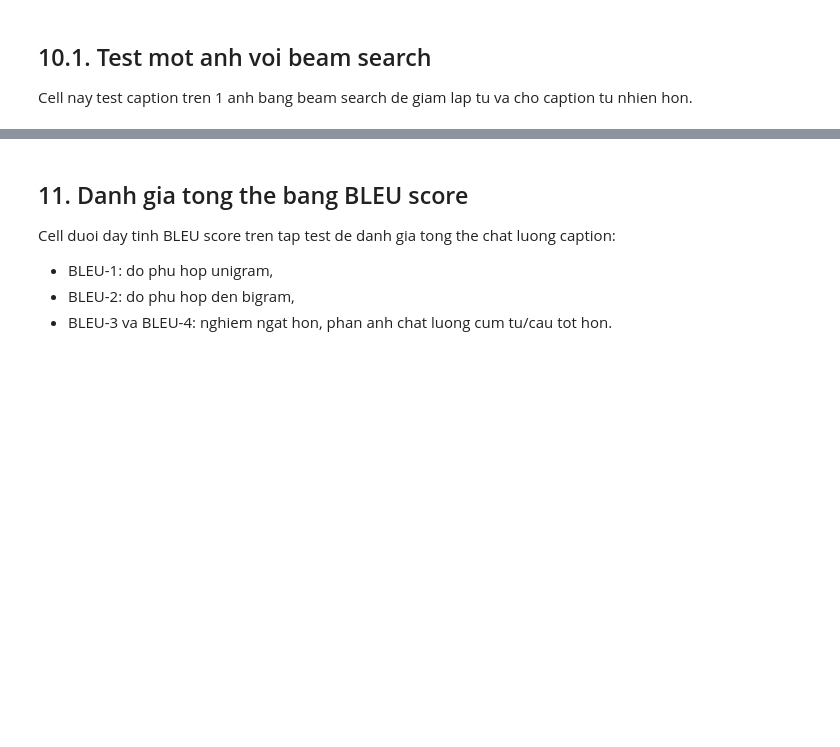
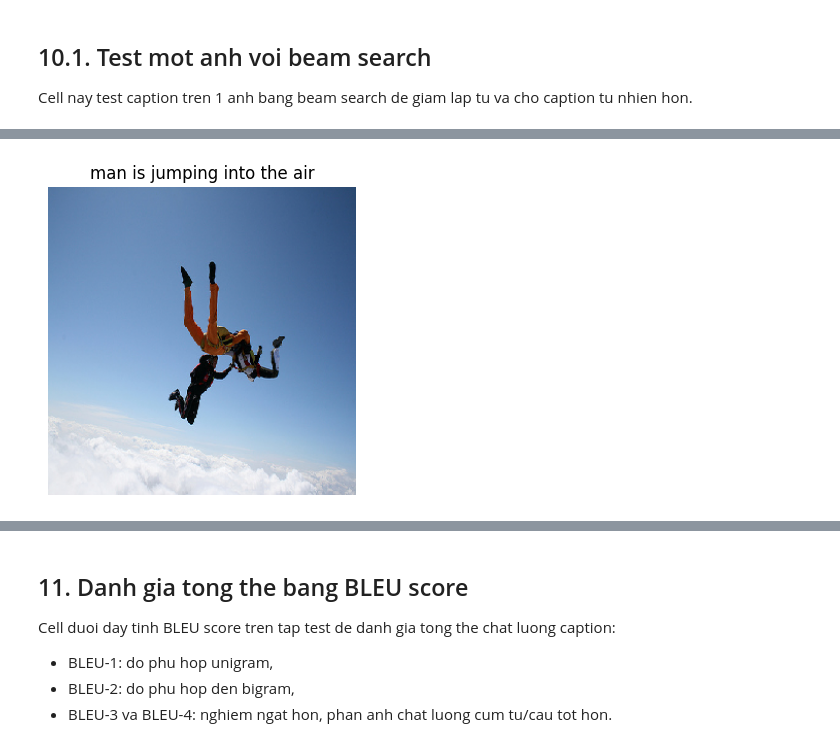
Before and after one commit to canhle1993/image_caption_model, a Jupyter notebook: Neural_Image_Caption_Generation.ipynb, the cells around one changed output, grey strips where cells are left out. Cells and saved outputs as stored; diff of their text form; code cells hidden in the pictures; blank space fills up the shorter version.

Commit message:
Update GloVe attention notebook and README

```diff
--- a/Neural_Image_Caption_Generation.ipynb
+++ b/Neural_Image_Caption_Generation.ipynb
@@ -1147,0 +1286,80 @@ sample_test_id_v2, sample_prediction_v2, sample_references_v2 = show_test_predic
+# %%
+import random
+from tensorflow.keras.models import load_model
+
+
+def get_ready_attention_model():
+    """Lay model attention hien tai, hoac tu dong load checkpoint neu can."""
+    model_obj = globals().get('model_attention')
+    if model_obj is not None:
+        return model_obj
+
+    checkpoint_path = MODEL_DIR / 'caption_model_attention.keras'
+    if checkpoint_path.exists():
+        print(f'Tu dong load best attention model tu: {checkpoint_path}')
+        model_obj = load_model(checkpoint_path)
+        globals()['model_attention'] = model_obj
+        return model_obj
+
+    raise NameError('Khong tim thay bien model_attention trong RAM va cung khong co checkpoint attention de load.')
+
+
+def resolve_image_path(image_id):
+    """Tim file anh trong thu muc dataset hien tai."""
+    candidate = Path(flickr8k_images) / f'{image_id}.jpg'
+    if candidate.exists():
+        return candidate
+    return None
+
+
+def show_random_test_predictions(num_samples=6, beam_width=5, seed=42):
+    """Test ngau nhien nhieu anh trong tap test voi beam search."""
+    model_obj = get_ready_attention_model()
+    rng = random.Random(seed)
+    available_ids = sorted(test_features_conv.keys())
+    if not available_ids:
+        raise ValueError('Khong co anh nao trong test_features_conv de test.')
+
+    sample_ids = rng.sample(available_ids, k=min(num_samples, len(available_ids)))
+    results = []
+
+    for image_id in sample_ids:
+        predicted_caption = generate_caption_beam_search(
+            model=model_obj,
+            tokenizer=tokenizer,
+            photo_feature=test_features_conv[image_id],
+            max_length=max_length,
+            beam_width=beam_width,
+        )
+        clean_prediction = predicted_caption.replace('startseq', '').replace('endseq', '').strip()
+        references = test_descriptions.get(image_id, [])
+        image_path = resolve_image_path(image_id)
+
+        print('=' * 80)
+        print(f'Test image_id: {image_id}')
+        print(f'Predicted: {clean_prediction or predicted_caption}')
+        print('References:')
+        for ref in references:
+            print(f'  - {ref.replace("startseq ", "").replace(" endseq", "")}')
+
+        if image_path is not None and image_path.exists():
+            image = load_img(image_path, target_size=(299, 299))
+            plt.figure(figsize=(6, 4))
+            plt.imshow(image)
+            plt.axis('off')
+            plt.title(clean_prediction or predicted_caption)
+            plt.show()
+        else:
+            print('Khong tim thay file anh de hien thi.')
+
+        results.append({
+            'image_id': image_id,
+            'predicted_caption': clean_prediction or predicted_caption,
+            'references': [ref.replace('startseq ', '').replace(' endseq', '') for ref in references],
+        })
+
+    return results
+
+
+random_test_results = show_random_test_predictions(num_samples=6, beam_width=5, seed=42)
+# %% [output]
@@ -1147,0 +1375 @@ sample_test_id_v2, sample_prediction_v2, sample_references_v2 = show_test_predic
+[figure, added]
```
Also changed, not shown: parts of 13 cells of this notebook, 2 other files.
